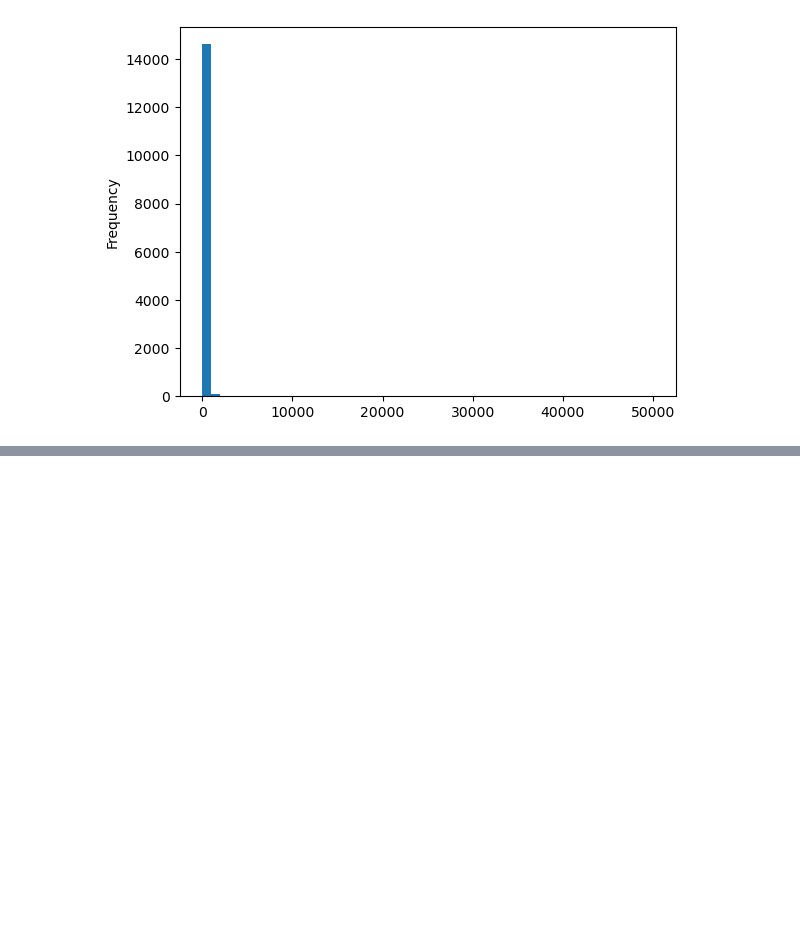
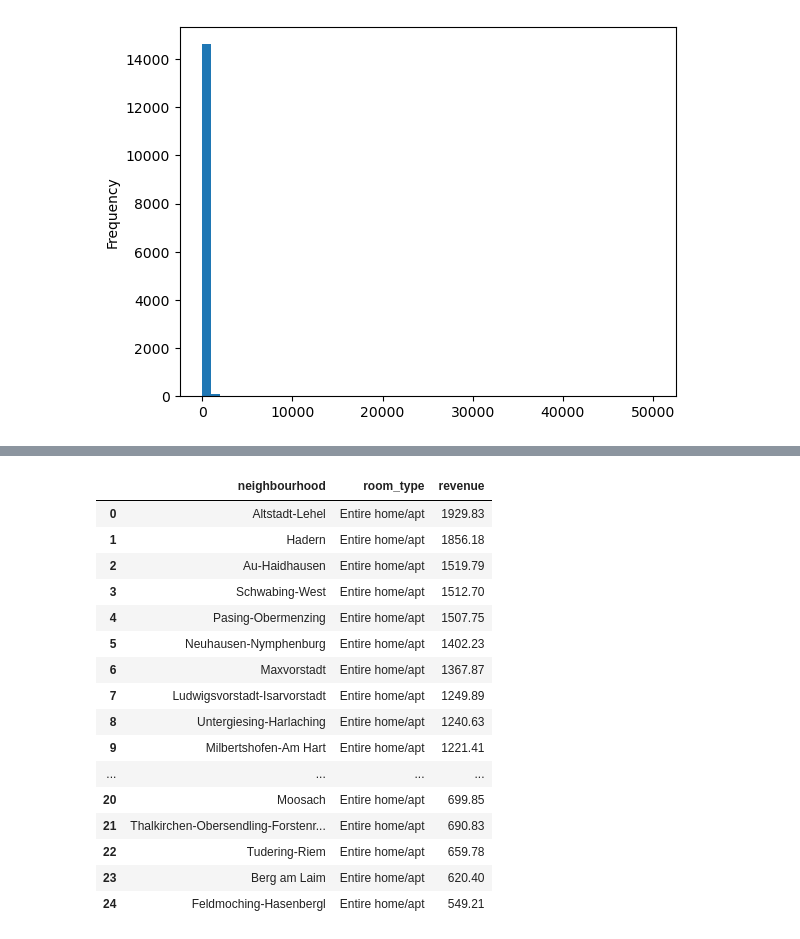
Before and after one commit to enggsalem1981-cmyk/berlin-munich-analysis, a Jupyter notebook: data/sample.ipynb, the cells around one changed output, grey strips where cells are left out. Drawn from its saved outputs; the diff is of its cells as text; code cells hidden in the pictures; blank space fills up the shorter version.

```diff
--- a/data/sample.ipynb
+++ b/data/sample.ipynb
@@ -156,0 +158,29 @@ df3[df3["price"] < 1000]["price"].plot(kind="hist", bins=50)
+# %%
+df_munich = df3[
+    (df3['city'] == 'Munich') &
+    (df3['room_type'] == 'Entire home/apt') &
+    (df3['price'] < 1000)].copy()
+
+munich_revenue = df_munich.groupby(['neighbourhood', 'room_type'], as_index=False)['revenue'].mean()
+
+munich_revenue = munich_revenue.sort_values(by='revenue', ascending=False).reset_index(drop=True)
+munich_revenue["revenue"] = munich_revenue["revenue"].round(2)
+munich_revenue
+# %% [output]
+|  | neighbourhood | room_type | revenue |
+| 0 | Altstadt-Lehel | Entire home/apt | 1929.83 |
+| 1 | Hadern | Entire home/apt | 1856.18 |
+| 2 | Au-Haidhausen | Entire home/apt | 1519.79 |
+| 3 | Schwabing-West | Entire home/apt | 1512.70 |
+| 4 | Pasing-Obermenzing | Entire home/apt | 1507.75 |
+| 5 | Neuhausen-Nymphenburg | Entire home/apt | 1402.23 |
+| 6 | Maxvorstadt | Entire home/apt | 1367.87 |
+| 7 | Ludwigsvorstadt-Isarvorstadt | Entire home/apt | 1249.89 |
+| 8 | Untergiesing-Harlaching | Entire home/apt | 1240.63 |
+| 9 | Milbertshofen-Am Hart | Entire home/apt | 1221.41 |
+| ... | ... | ... | ... |
+| 20 | Moosach | Entire home/apt | 699.85 |
+| 21 | Thalkirchen-Obersendling-Forstenr... | Entire home/apt | 690.83 |
+| 22 | Tudering-Riem | Entire home/apt | 659.78 |
+| 23 | Berg am Laim | Entire home/apt | 620.40 |
+| 24 | Feldmoching-Hasenbergl | Entire home/apt | 549.21 |
```
Also changed, not shown: parts of 21 cells of this notebook.
